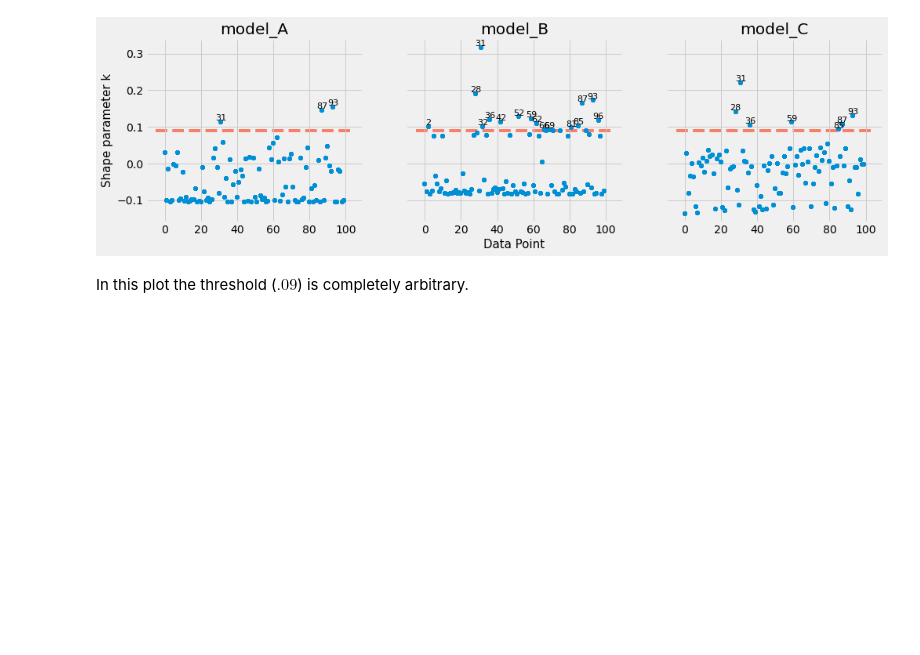
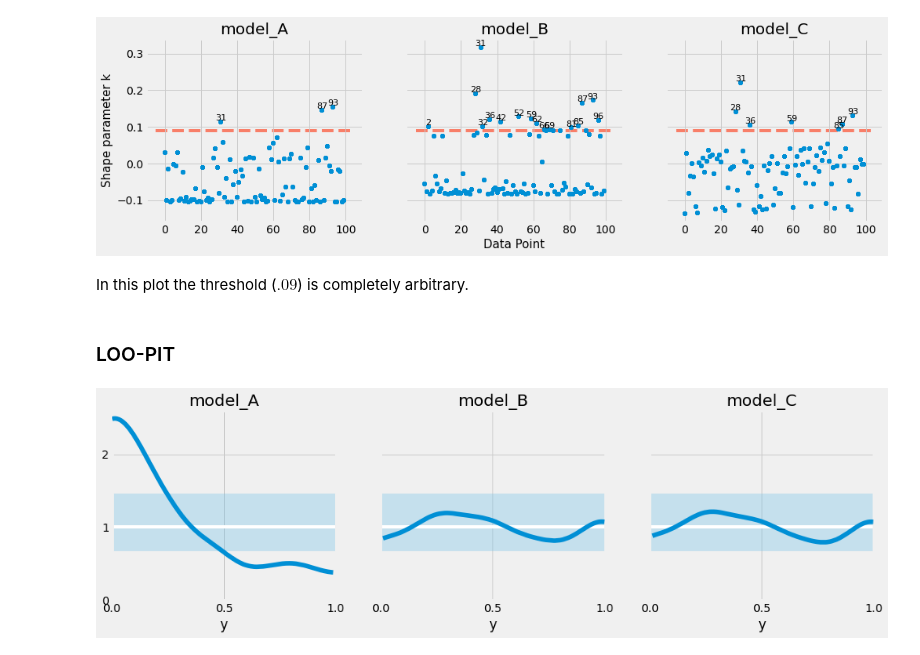
Before and after one commit to AlxndrMlk/bayesian-stuff, a Jupyter notebook: bayesian-modeling-exercises-and-notes/02 - Exploratory Analysis of Bayesian Models II.ipynb, the cells around one changed output. Drawn from its saved outputs; the diff is of its cells as text; code cells hidden in the pictures; blank space fills up the shorter version.

```diff
--- a/bayesian-modeling-exercises-and-notes/02 - Exploratory Analysis of Bayesian Models II.ipynb
+++ b/bayesian-modeling-exercises-and-notes/02 - Exploratory Analysis of Bayesian Models II.ipynb
@@ -281,3 +281,15 @@ for idx, (model, ax) in enumerate(zip(('model_A', 'model_B', 'model_C'), axes)):
 [figure]
 # %% [markdown]
 In this plot the threshold ($.09$) is completely arbitrary.
+# %% [markdown]
+### LOO-PIT
+# %%
+_, axes = plt.subplots(1, 3, figsize=(15, 4), sharey=True)
+
+for idx, (model, ax) in enumerate(zip(('model_A', 'model_B', 'model_C'), axes)):
+    az.plot_loo_pit(inference_datas[model], y="y", legend=False, use_hdi=True, ax=ax)
+    ax.set_title(model)
+    ax.set_xticks([0, 0.5, 1])
+    ax.set_yticks([0, 1, 2])
+# %% [output]
+[figure, added]
```
Also changed, not shown: parts of 2 cells of this notebook, 3 other files.
